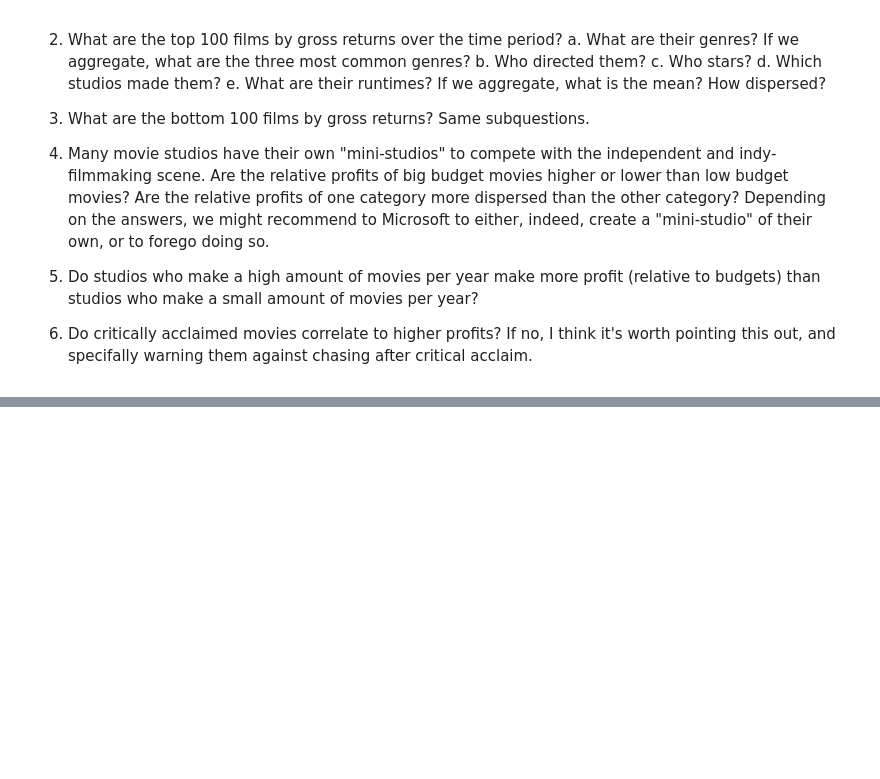
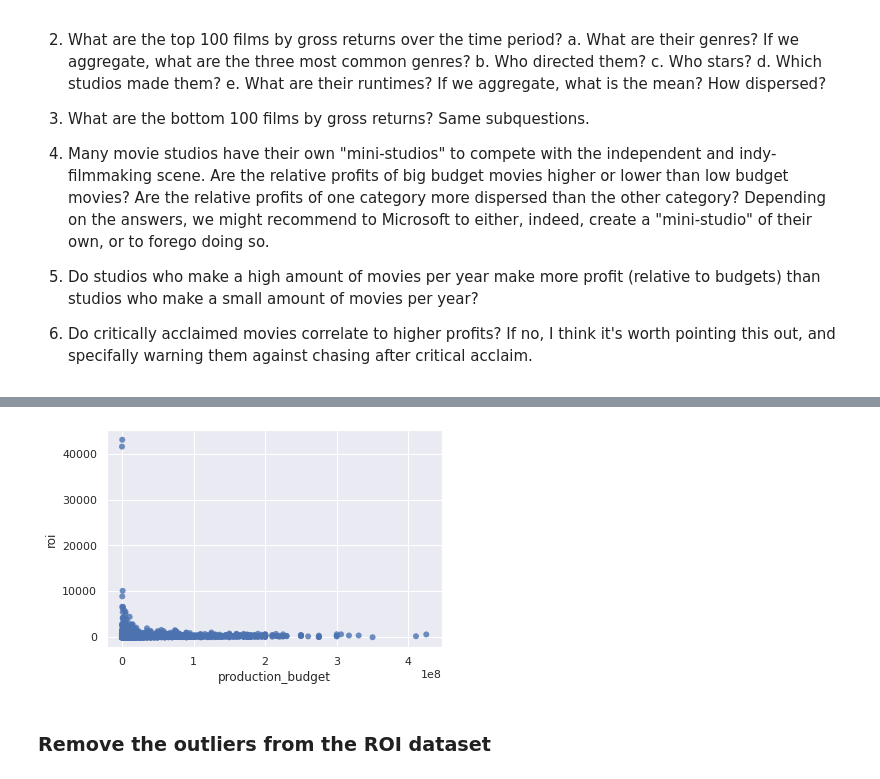
Before and after one commit to jeffbeech/Movies-by-Microsoft, a Jupyter notebook: matt-notebook.ipynb, the cells around one changed output, grey strips where cells are left out. Saved outputs shown, nothing was run; the diff lists cells and outputs as text; code cells hidden in the pictures; blank space fills up the shorter version.

```diff
--- a/matt-notebook.ipynb
+++ b/matt-notebook.ipynb
@@ -389,0 +694,6 @@ sixth_join.dropna(subset=['domestic_gross', 'foreign_gross'], how='any').groupby
+# %%
+sns.scatterplot(x='production_budget', y='roi', data=roi_recent, edgecolor='none', alpha=.8);
+# %% [output]
+[figure, added]
+# %% [markdown]
+### Remove the outliers from the ROI dataset
```
Also changed, not shown: parts of 35 cells of this notebook.
